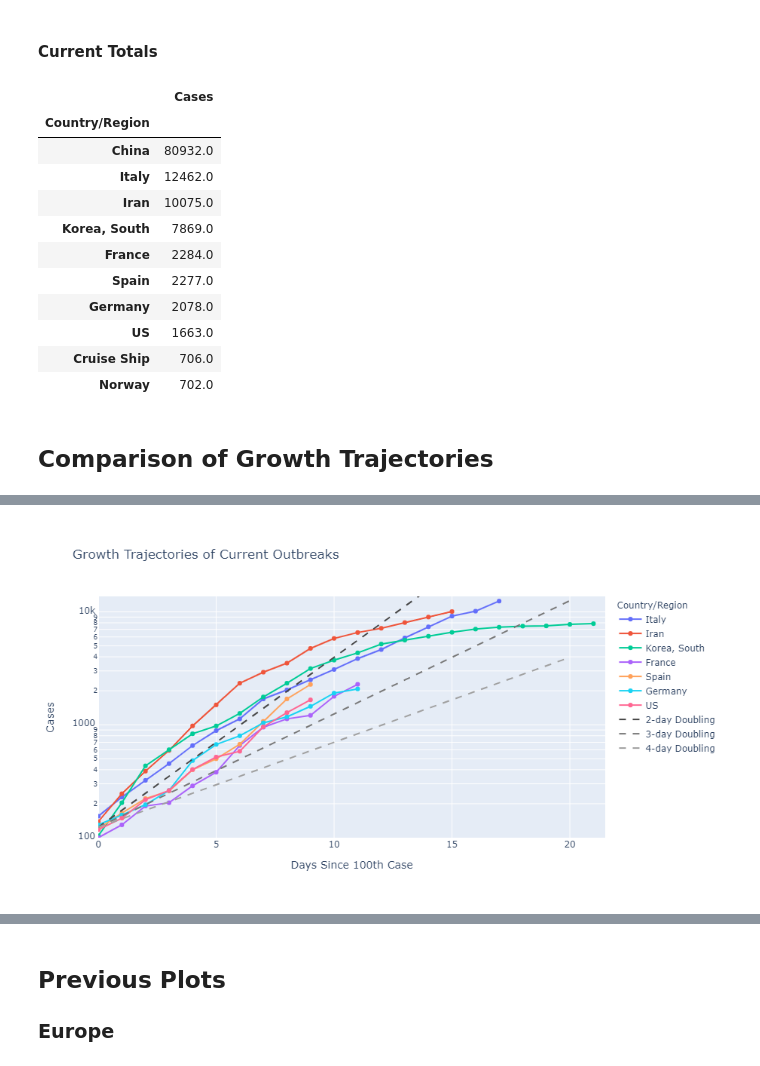
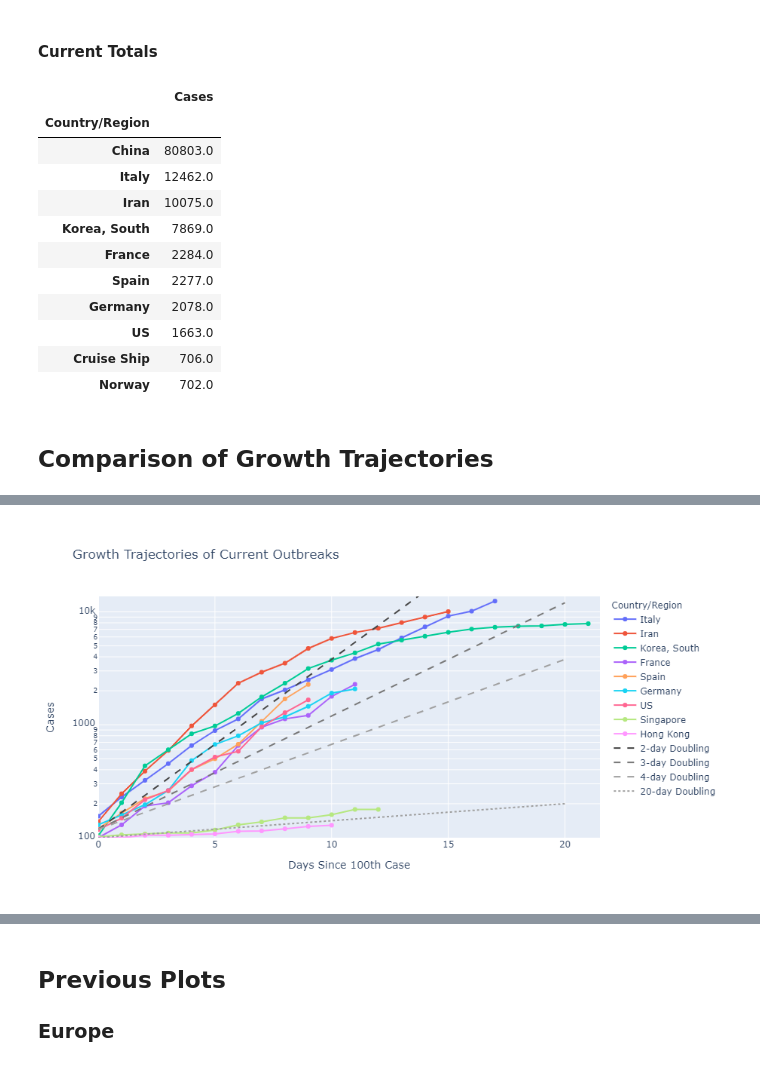
Before and after one commit to jenfly/covid-19, a Jupyter notebook: covid-19-timeseries.ipynb, the cells around one changed output, grey strips where cells are left out. Drawn from its saved outputs; the diff is of its cells as text; code cells hidden in the pictures.

```diff
--- a/covid-19-timeseries.ipynb
+++ b/covid-19-timeseries.ipynb
@@ -31,6 +31,11 @@ cov_in.head(2)
 cov_by_state = cov_in.melt(id_vars=['Province/State', 'Country/Region', 'Lat', 'Long'],
                            var_name='Date', value_name='Cases')
 cov_by_state['Date'] = pd.to_datetime(cov_by_state['Date'])
+
+# Separate Hong Kong from mainland China
+idx_hong_kong = cov_by_state['Province/State'].str.contains('Hong Kong').fillna(False)
+cov_by_state.loc[idx_hong_kong, 'Country/Region'] = 'Hong Kong'
+
 cov_by_state.head(2)
 # %% [output]
 |  | Province/State | Country/Region | Lat | Long | Date | Cases |
@@ -121,7 +126,7 @@ cov_tot.head(10)
 # %% [output]
 |  | Cases |
 | Country/Region |  |
-| China | 80932.0 |
+| China | 80803.0 |
 | Italy | 12462.0 |
 | Iran | 10075.0 |
 | Korea, South | 7869.0 |
@@ -140,9 +145,9 @@ def plot_tseries(*args, width=800, height=500, **kwargs):
 # %% [markdown]
 ## Comparison of Growth Trajectories
 # %%
-def plot_growth(cov, countries, title=None, double_times=[2, 3, 4],
-                 colors=['rgb(70, 70, 70)', 'rgb(120, 120, 120)', 'rgb(160, 160, 160)'],
-                xlabel='Days Since 100th Case'):
+def plot_growth(cov, countries, title=None, double_times=[2, 3, 4, 20],
+                 colors=['rgb(70, 70, 70)', 'rgb(120, 120, 120)', 'rgb(160, 160, 160)', 'rgb(160, 160, 160)'],
+                xlabel='Days Since 100th Case', range_y=None):
     """Plot growth trajectories of selected countries"""
 
     if isinstance(countries, str):
@@ -150,14 +155,19 @@ def plot_growth(cov, countries, title=None, double_times=[2, 3, 4],
     df_plot = cov[cov['Country/Region'].isin(countries)].copy()
     df_plot['Date'] = df_plot['Date'].astype(str)
     range_x = (0, max(df_plot[xlabel]) + 0.5)
-    range_y = (100, 1.1 * max(df_plot['Cases']))
+    if range_y is None:
+        range_y = (100, 1.1 * max(df_plot['Cases']))
 
     # Lines for different doubling times
     days = np.arange(0, max(df_plot[xlabel]))
-    y0 = df_plot.loc[df_plot[xlabel] == 0, 'Cases'].mean()
-    double_times = [2, 3, 4]
     df_double = pd.DataFrame()
     for n in double_times:
+        if n > 10:
+            # Use minimum value as y-intercept for longer doubling times
+            y0 = df_plot.loc[df_plot[xlabel] == 0, 'Cases'].min()
+        else:
+            # Use mean value as y-intercept for shorter doubling times
+            y0 = df_plot.loc[df_plot[xlabel] == 0, 'Cases'].mean()
         df_double[f'{n}-day Doubling'] = y0 * (2 ** ((days) / n))
 
 
@@ -169,21 +179,24 @@ def plot_growth(cov, countries, title=None, double_times=[2, 3, 4],
                        hover_data=['Date'])
 
     # Add lines for doubling times
-    colors = ['rgb(70, 70, 70)', 'rgb(120, 120, 120)', 'rgb(160, 160, 160)']
     for n, color in zip(double_times, colors):
         column = f'{n}-day Doubling'
+        if n > 10:
+            line_dash = 'dot'
+        else:
+            line_dash = 'dash'
         fig.add_trace(go.Scatter(x=days, y=df_double[column], name=column, mode='lines',
-                                 line_color=color, line_dash='dash'))
+                                 line_color=color, line_dash=line_dash))
     return fig
 # %%
 # Growth trajectories of current outbreaks
-countries = ['Italy', 'Iran', 'Korea, South', 'France', 'Spain', 'Germany', 'US']
+countries = ['Italy', 'Iran', 'Korea, South', 'France', 'Spain', 'Germany', 'US', 'Singapore', 'Hong Kong']
 fig = plot_growth(cov, countries, title='Growth Trajectories of Current Outbreaks')
 fig.show()
 
 if publish:
     py.plot(fig, filename=f'covid19_growth_{publish_tag}_01')
 # %% [output]
 [interactive output not drawn]
-[figure, old version]
+[figure, new version]
 # %%
```
Also changed, not shown: parts of 1 cell of this notebook.
